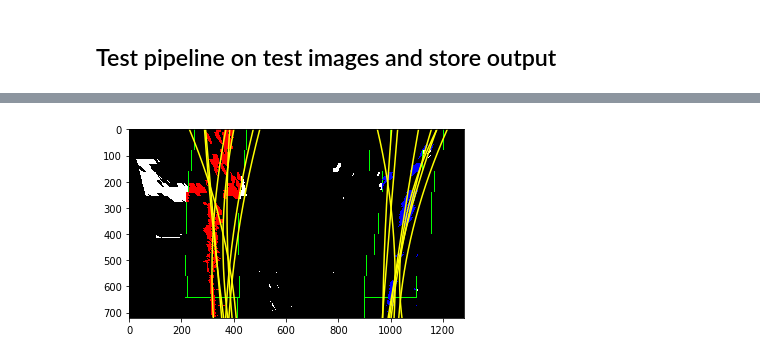
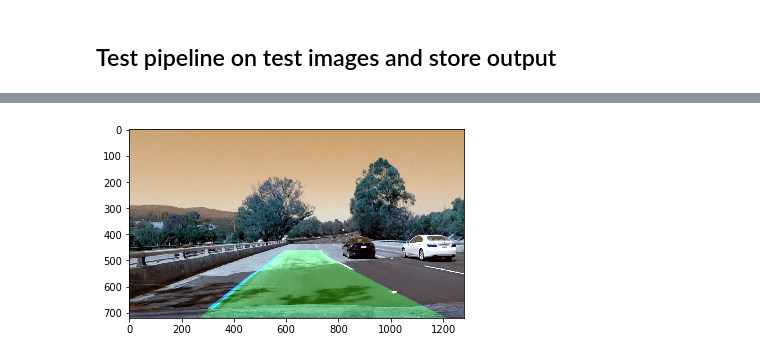
Before and after one commit to ahubi/CarND-Advanced-Lane-Lines, a Jupyter notebook: alf.ipynb, the cells around one changed output, grey strips where cells are left out. Drawn from its saved outputs; the diff is of its cells as text; code cells hidden in the pictures.

Commit message:
first version of working pipeline, adding output images and video

```diff
--- a/alf.ipynb
+++ b/alf.ipynb
@@ -356,9 +307,35 @@ def plot_poly(binary_warped, left_fit, right_fit):
+# %%
+# Generate x and y values for plotting
+def plot_poly(undist, warped, left_fitx, right_fitx, ploty, fname=None):
+    # Create an image to draw the lines on
+    warp_zero = np.zeros_like(warped).astype(np.uint8)
+    color_warp = np.dstack((warp_zero, warp_zero, warp_zero))
+
+    # Recast the x and y points into usable format for cv2.fillPoly()
+    pts_left = np.array([np.transpose(np.vstack([left_fitx, ploty]))])
+    pts_right = np.array([np.flipud(np.transpose(np.vstack([right_fitx, ploty])))])
+    pts = np.hstack((pts_left, pts_right))
+
+    # Draw the lane onto the warped blank image
+    cv2.fillPoly(color_warp, np.int_([pts]), (0,255, 0))
+
+    # Warp the blank back to original image space using inverse perspective matrix (Minv)
+    newwarp = warp(color_warp, False)
+    # Combine the result with the original image
+    result = cv2.addWeighted(undist, 1, newwarp, 0.3, 0)
+
+    if fname!=None:
+        plt.savefig(fname)
+
+    return result
 # %%
 # process test images
-# process test images
-for fname in images:
-    img = cv2.imread(fname)
-    prep_img = preprocess_img(img)
-    left_fit,right_fit, left_lane_inds, right_lane_inds = slide_and_fitpoly(prep_img)
+#for fname in images:
+img = cv2.imread('test_images/test4.jpg')
+prep_img = preprocess_img(img)
+left_fitx,right_fitx, ploty = slide_and_fitpoly(prep_img)
+result = plot_poly(img, prep_img, left_fitx,  right_fitx, ploty)
+plt.imshow(result)
+plt.savefig('output_images/test4_final_lane.jpg')
 # %% [output]
-[figure, old version]
+[figure, new version]
```
Also changed, not shown: parts of 6 cells of this notebook, 43 other files.
